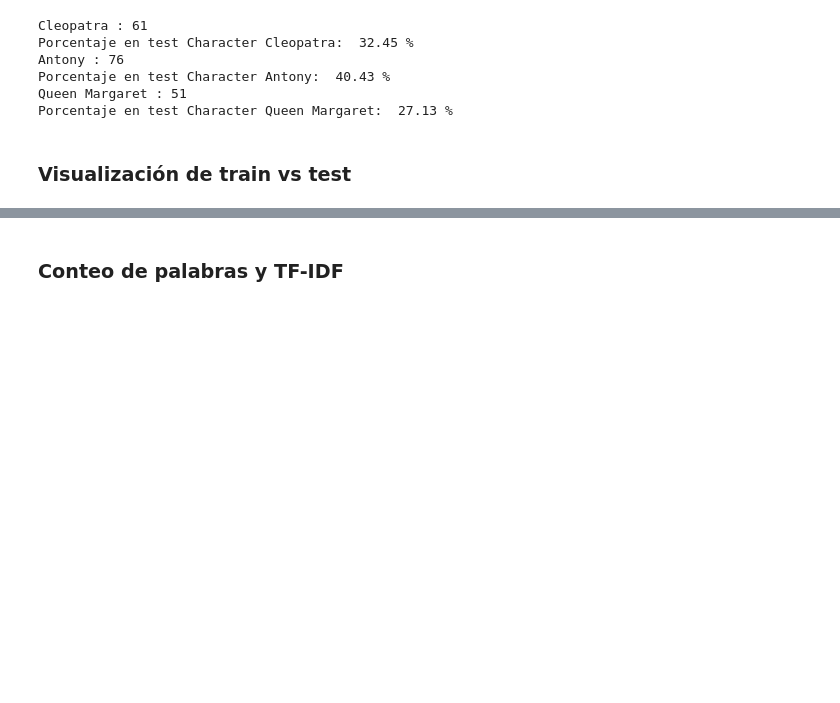
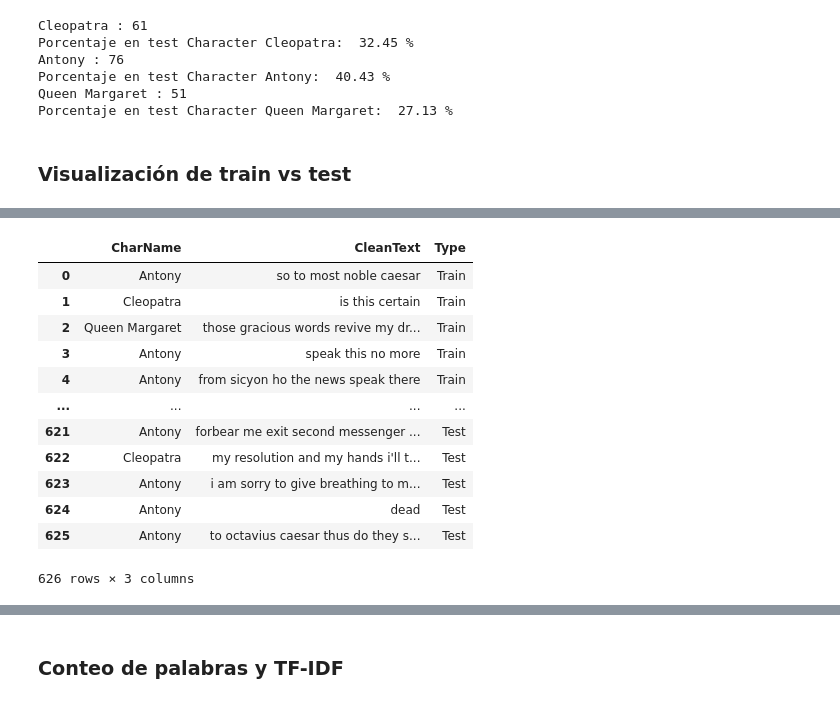
Before and after one commit to luchymd89/introcd, a Jupyter notebook: Tarea_2/shakespeare_tarea_2.ipynb, the cells around one changed output, grey strips where cells are left out. Saved outputs shown, nothing was run; the diff lists cells and outputs as text; code cells hidden in the pictures; blank space fills up the shorter version.

```diff
--- a/Tarea_2/shakespeare_tarea_2.ipynb
+++ b/Tarea_2/shakespeare_tarea_2.ipynb
@@ -232,0 +257,31 @@ Porcentaje en test Character Queen Margaret:  27.13 %
+# %%
+# Combine the Data
+
+df_alltrain = pd.DataFrame()
+df_alltrain['CharName'] = y_train
+df_alltrain['CleanText'] = X_train
+df_alltrain['Type'] = 'Train'
+
+df_alltest = pd.DataFrame()
+df_alltest['CharName'] = y_test
+df_alltest['CleanText'] = X_test
+df_alltest['Type'] = 'Test'
+
+final_df = df_alltrain.append(df_alltest, ignore_index=True)
+#final_df = df_train.append(df_test, ignore_index=True)
+
+final_df
+# %% [output]
+|  | CharName | CleanText | Type |
+| 0 | Antony | so to most noble caesar | Train |
+| 1 | Cleopatra | is this certain | Train |
+| 2 | Queen Margaret | those gracious words revive my dr... | Train |
+| 3 | Antony | speak this no more | Train |
+| 4 | Antony | from sicyon ho the news speak there | Train |
+| ... | ... | ... | ... |
+| 621 | Antony | forbear me exit second messenger ... | Test |
+| 622 | Cleopatra | my resolution and my hands i'll t... | Test |
+| 623 | Antony | i am sorry to give breathing to m... | Test |
+| 624 | Antony | dead | Test |
+| 625 | Antony | to octavius caesar thus do they s... | Test |
+626 rows × 3 columns
```
Also changed, not shown: parts of 7 cells of this notebook.
